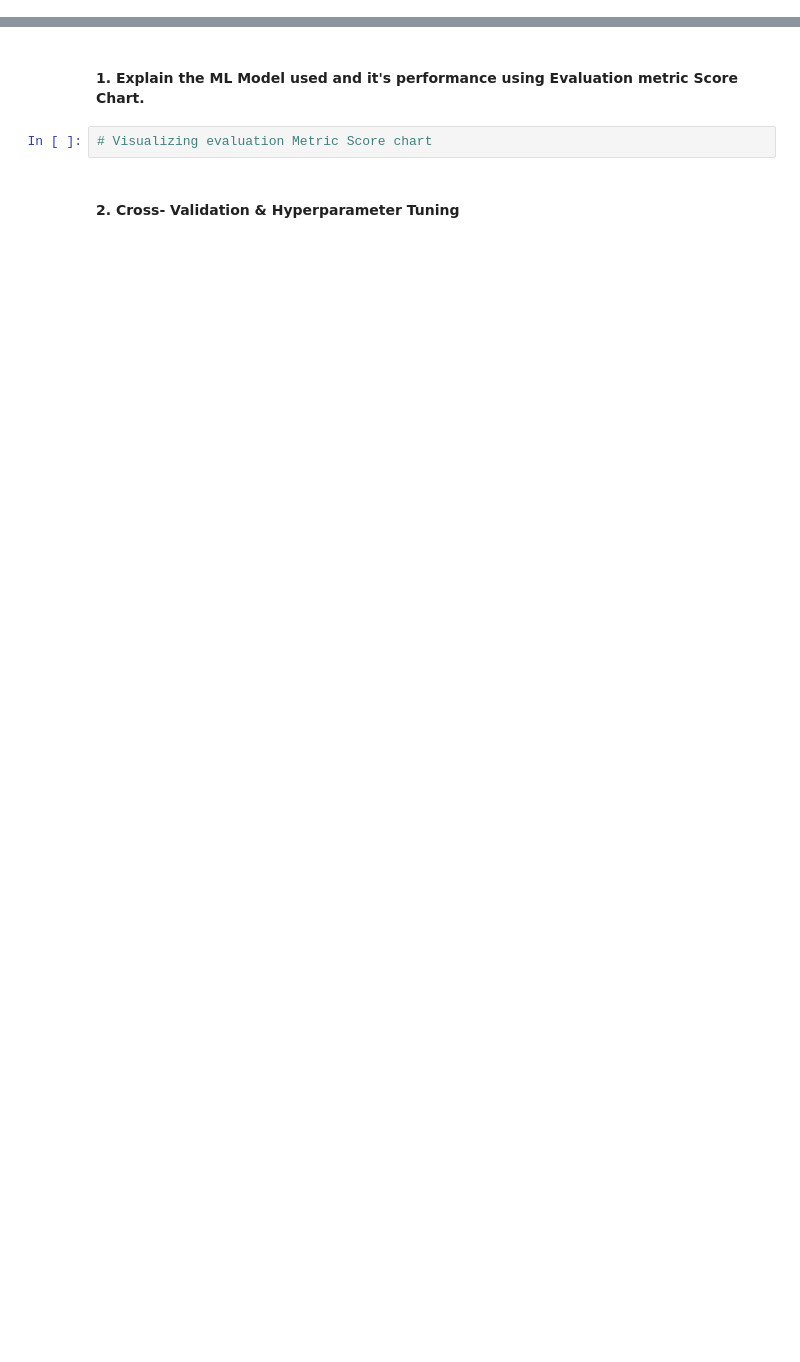
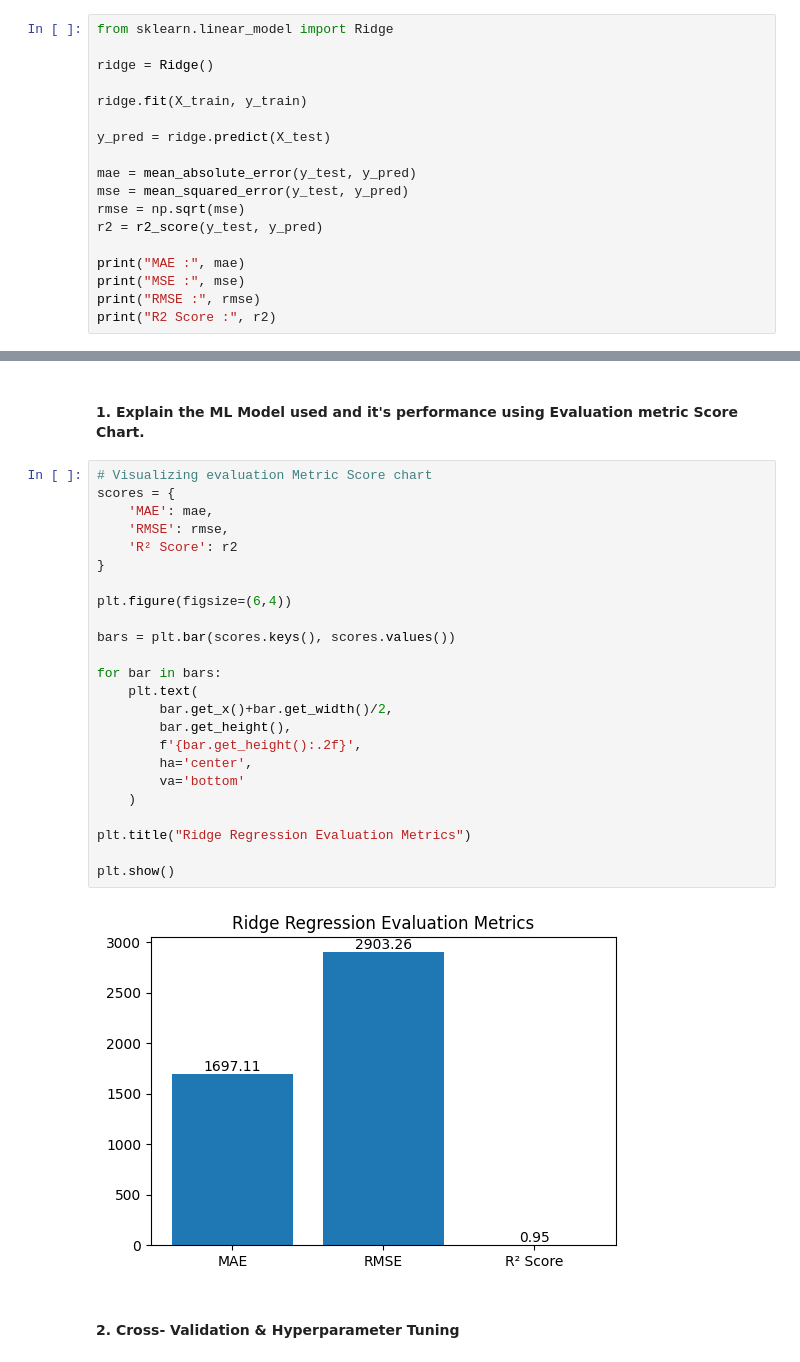
Before and after one commit to GEE2007/Medical-Insurance-Cost-Prediction, a Jupyter notebook: Medical_Insurance_Cost_Prediction.ipynb, the cells around one changed output, grey strips where cells are left out. Drawn from its saved outputs; the diff is of its cells as text; blank space fills up the shorter version.

```diff
--- a/Medical_Insurance_Cost_Prediction.ipynb
+++ b/Medical_Insurance_Cost_Prediction.ipynb
@@ -1288,2 +1355,20 @@ Answer Here.
 # %% [markdown]
 ### ML Model - 2
+# %%
+from sklearn.linear_model import Ridge
+
+ridge = Ridge()
+
+ridge.fit(X_train, y_train)
+
+y_pred = ridge.predict(X_test)
+
+mae = mean_absolute_error(y_test, y_pred)
+mse = mean_squared_error(y_test, y_pred)
+rmse = np.sqrt(mse)
+r2 = r2_score(y_test, y_pred)
+
+print("MAE :", mae)
+print("MSE :", mse)
+print("RMSE :", rmse)
+print("R2 Score :", r2)
@@ -1290,7 +1380,31 @@ Answer Here.
 # %% [markdown]
 #### 1. Explain the ML Model used and it's performance using Evaluation metric Score Chart.
-# %%
-# Visualizing evaluation Metric Score chart
+# %%
+# Visualizing evaluation Metric Score chart
+scores = {
+    'MAE': mae,
+    'RMSE': rmse,
+    'R² Score': r2
+}
+
+plt.figure(figsize=(6,4))
+
+bars = plt.bar(scores.keys(), scores.values())
+
+for bar in bars:
+    plt.text(
+        bar.get_x()+bar.get_width()/2,
+        bar.get_height(),
+        f'{bar.get_height():.2f}',
+        ha='center',
+        va='bottom'
+    )
+
+plt.title("Ridge Regression Evaluation Metrics")
+
+plt.show()
+# %% [output]
+[figure, added]
 # %% [markdown]
 #### 2. Cross- Validation & Hyperparameter Tuning
 # %%
```
Also changed, not shown: parts of 34 cells of this notebook.
